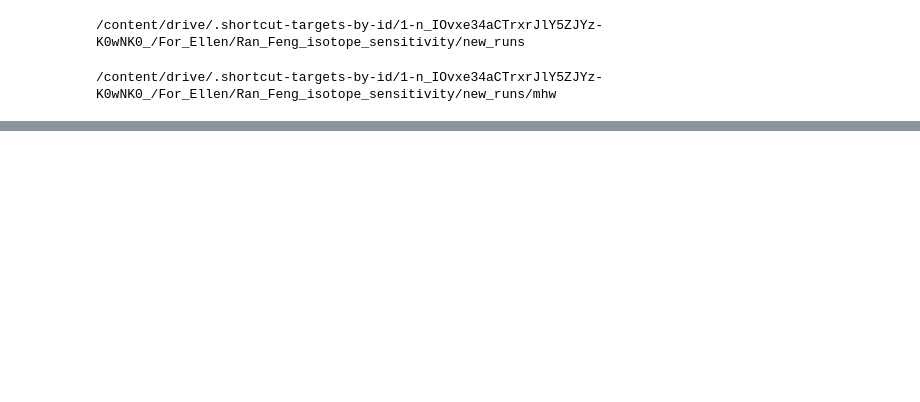
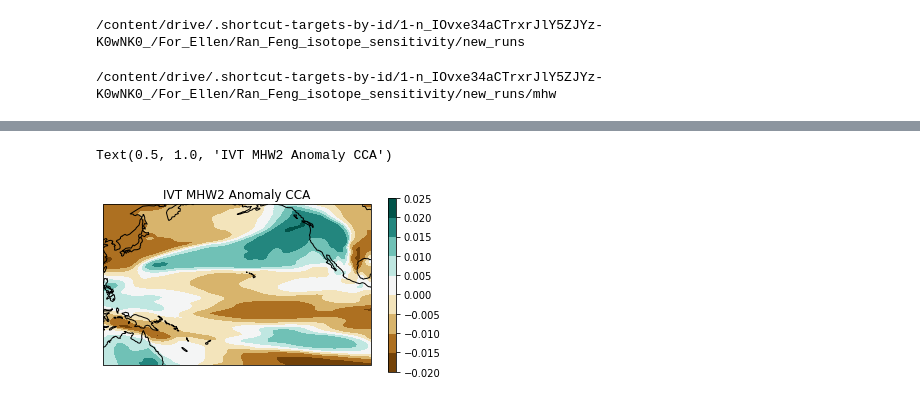
Before and after one commit to emjorgen/EnvDatSci22, a Jupyter notebook: NAM_Z3_IVT.ipynb, the cells around one changed output, grey strips where cells are left out. Cells and saved outputs as stored; diff of their text form; code cells hidden in the pictures; blank space fills up the shorter version.

```diff
--- a/NAM_Z3_IVT.ipynb
+++ b/NAM_Z3_IVT.ipynb
@@ -294,0 +456,15 @@ BB = BB.reshape([nrow_gph,ncol_gph], order='F')
+# %%
+#CCA for IVT and GPH of MHW2
+cca = CCA(n_components=1)
+ivt_mhw2_c, sst_mhw2_c = cca.fit_transform(ivt_mhw2_2d, sst_mhw2_2d)
+
+ivt_mhw2_c /= ivt_mhw2_c.std(axis=0)
+sst_mhw2_c /= sst_mhw2_c.std(axis=0)
+
+A4 = cca.x_weights_
+B4 = cca.y_weights_
+A4 = np.reshape(A4, (nrow_ivt,ncol_ivt), order='F')
+
+BB4 = np.ones([nrow_sst*ncol_sst, 1])
+BB4 = BB4.astype(B4.dtype)
+BB4 = BB4.reshape([nrow_sst,ncol_sst], order='F')
@@ -294,0 +581,19 @@ BB = BB.reshape([nrow_gph,ncol_gph], order='F')
+# %%
+fig = plt.figure()
+extent = [120, 270, -30, 60]
+
+#MHW 2
+ax1 = fig.add_subplot(projection=ccrs.PlateCarree(central_longitude=180))
+x1, y1 = np.meshgrid(lon_ivt7, lat_ivt7)
+cs = ax1.contourf(x1, y1, A4,
+                  transform=ccrs.PlateCarree(),
+                  cmap='BrBG')
+
+cb=fig.colorbar(cs, ax=ax1, shrink=0.8, aspect=20)
+ax1.coastlines()
+ax1.set_extent(extent)
+ax1.set_ylim([-30, 60])
+ax1.set_title('IVT MHW2 Anomaly CCA')
+# %% [output]
+Text(0.5, 1.0, 'IVT MHW2 Anomaly CCA')
+[figure, added]
```
Also changed, not shown: parts of 26 cells of this notebook.
